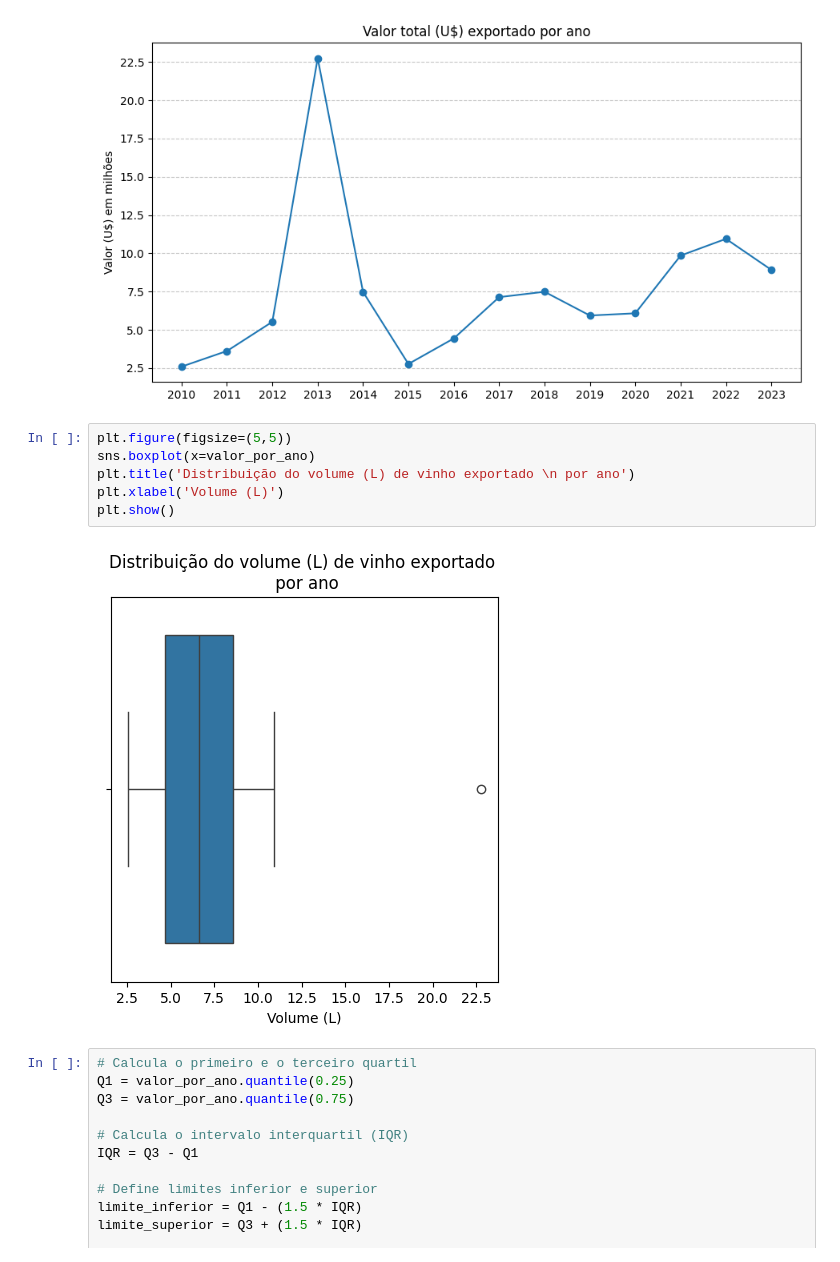
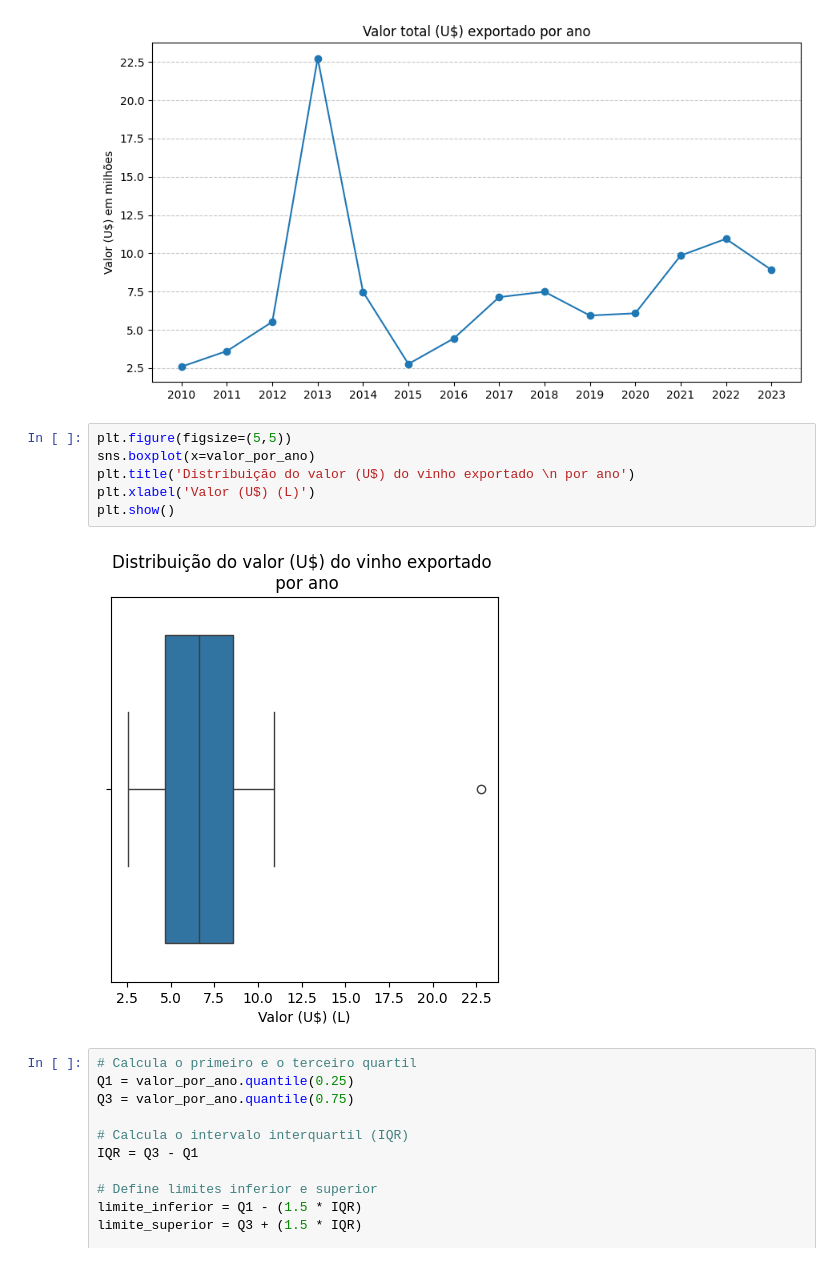
Before and after one commit to Guilhermecst/Tech-Challenge-Fase1, a Jupyter notebook: tech-challenge.ipynb, the cells around one changed output. Drawn from its saved outputs; the diff is of its cells as text.

```diff
--- a/tech-challenge.ipynb
+++ b/tech-challenge.ipynb
@@ -159,11 +225,11 @@ plt.show()
 # %%
 plt.figure(figsize=(5,5))
 sns.boxplot(x=valor_por_ano)
-plt.title('Distribuição do volume (L) de vinho exportado \n por ano')
-plt.xlabel('Volume (L)')
+plt.title('Distribuição do valor (U$) do vinho exportado \n por ano')
+plt.xlabel('Valor (U$) (L)')
 plt.show()
 # %% [output]
-[figure, old version]
+[figure, new version]
 # %%
 # Calcula o primeiro e o terceiro quartil
 Q1 = valor_por_ano.quantile(0.25)
```
Also changed, not shown: parts of 42 cells of this notebook, 2 other files.
